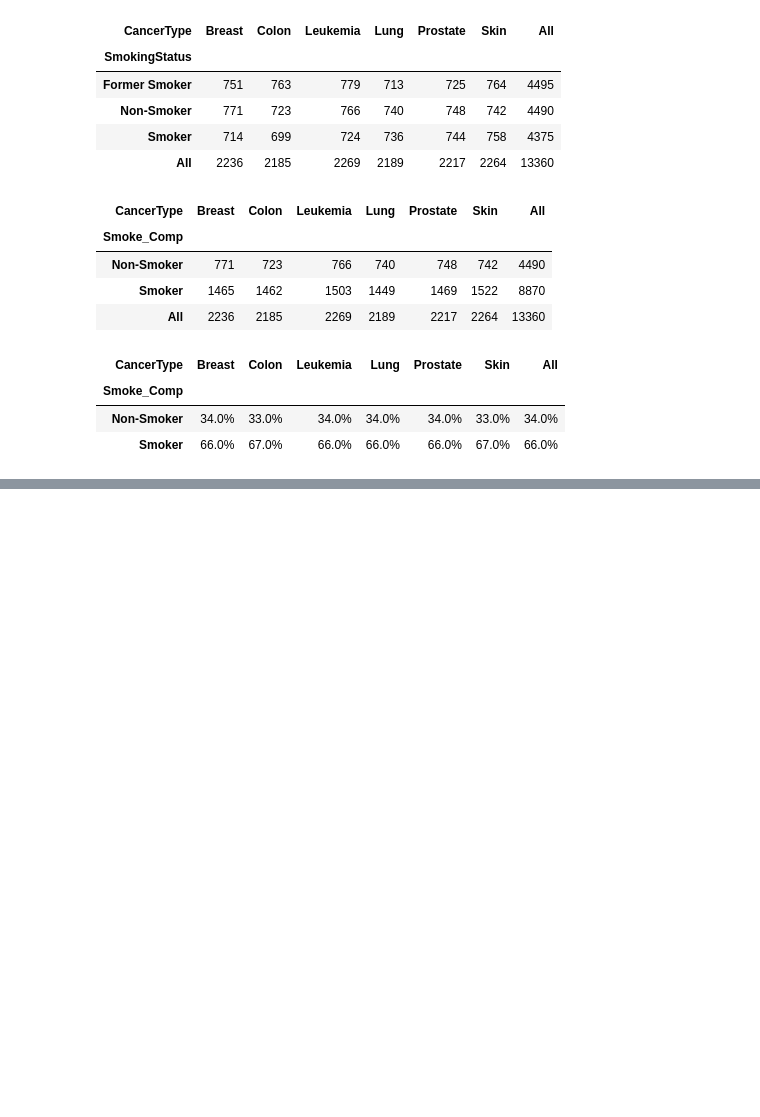
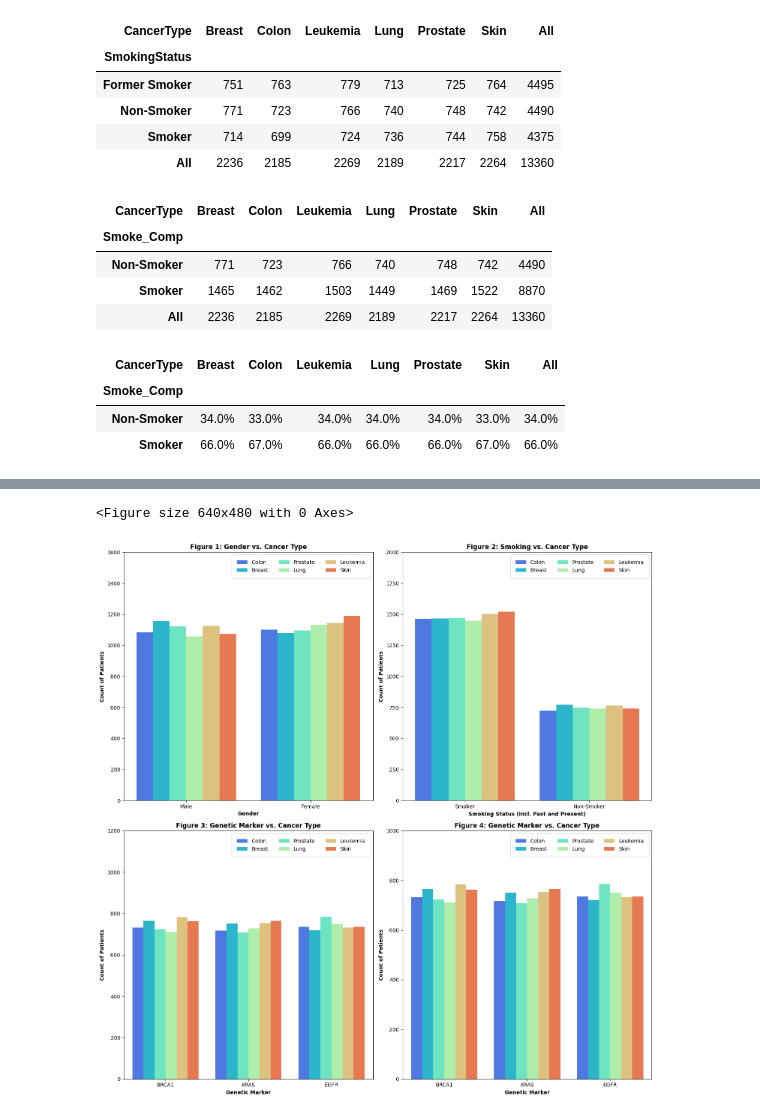
Before and after one commit to JonathonBriggs/AnalyticsProjects, a Jupyter notebook: Kaggle/cancer-dataset-analysis.ipynb, the cells around one changed output, grey strips where cells are left out. Cells and saved outputs as stored; diff of their text form; code cells hidden in the pictures; blank space fills up the shorter version.

Commit message:
Kaggle Notebook | Cancer Dataset Analysis | Version 5

```diff
--- a/Kaggle/cancer-dataset-analysis.ipynb
+++ b/Kaggle/cancer-dataset-analysis.ipynb
@@ -173,0 +238,39 @@ smoke_vs_type_fix_perc
+# %%
+plt.clf() #clear figure
+fig, axes = plt.subplots(2,2, figsize=(15,15)) #4 plots in 10in x 10in frame
+axes = axes.flatten() #creates single numerical index for addressing all chart locations
+
+#chart 1: Gender vs. Cancer Type
+sns.countplot(cl_data, x = 'Gender', hue ='CancerType', ax=axes[0], palette = 'rainbow')
+axes[0].set_title('Figure 1: Gender vs. Cancer Type', fontweight='bold')
+axes[0].set_xlabel('Gender', fontweight='bold')
+axes[0].set_ylabel('Count of Patients', fontweight='bold')
+axes[0].legend(borderpad=1, loc='upper right', markerscale=.3, ncol=3)
+axes[0].set_ylim(0,1600)
+
+#chart 1: Smoking vs. Cancer Type
+sns.countplot(cl_data, x='Smoke_Comp', hue='CancerType', ax=axes[1], palette = 'rainbow') #Using the updated smoking data to combine past and present smokers
+axes[1].set_title('Figure 2: Smoking vs. Cancer Type', fontweight='bold')
+axes[1].set_xlabel('Smoking Status (incl. Past and Present)', fontweight='bold')
+axes[1].set_ylabel('Count of Patients', fontweight='bold')
+axes[1].legend(borderpad=1, loc='upper right', markerscale=.3, ncol=3)
+axes[1].set_ylim(0, 2000)
+
+sns.countplot(cl_data, x='GeneticMarker', hue='CancerType', ax=axes[2], palette='rainbow')
+axes[2].set_title('Figure 3: Genetic Marker vs. Cancer Type', fontweight='bold')
+axes[2].set_xlabel('Genetic Marker', fontweight='bold')
+axes[2].set_ylabel('Count of Patients', fontweight='bold')
+axes[2].legend(borderpad=1, loc='upper right', ncol=3, markerscale=.3)
+axes[2].set_ylim(0,1200)
+
+sns.countplot(cl_data, x='GeneticMarker', hue='CancerType', ax=axes[3], palette='rainbow')
+axes[3].set_title('Figure 4: Genetic Marker vs. Cancer Type', fontweight='bold')
+axes[3].set_xlabel('Genetic Marker', fontweight='bold')
+axes[3].set_ylabel('Count of Patients', fontweight='bold')
+axes[3].legend(borderpad=1, loc='upper right', ncol=3, markerscale=.3)
+axes[3].set_ylim(0, 1000)
+plt.tight_layout()
+plt.show()
+# %% [output]
+<Figure size 640x480 with 0 Axes>
+[figure, added]
```
Also changed, not shown: parts of 8 cells of this notebook.
